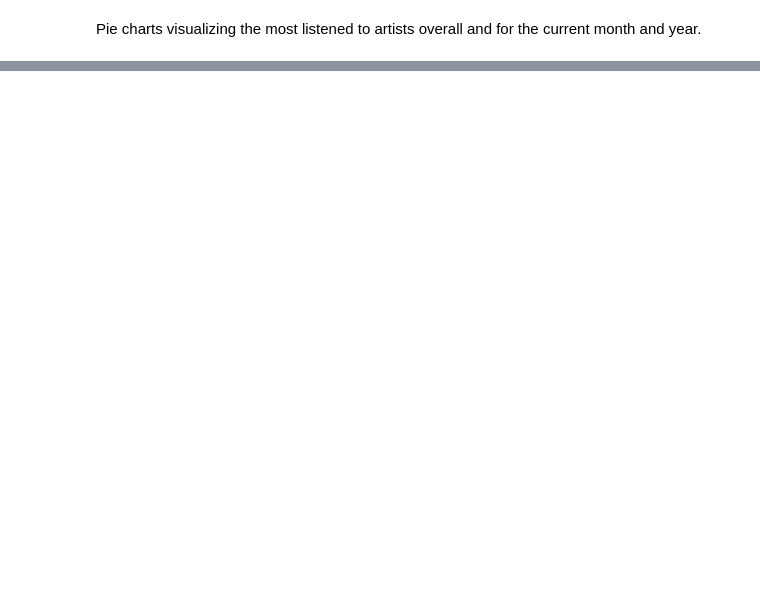
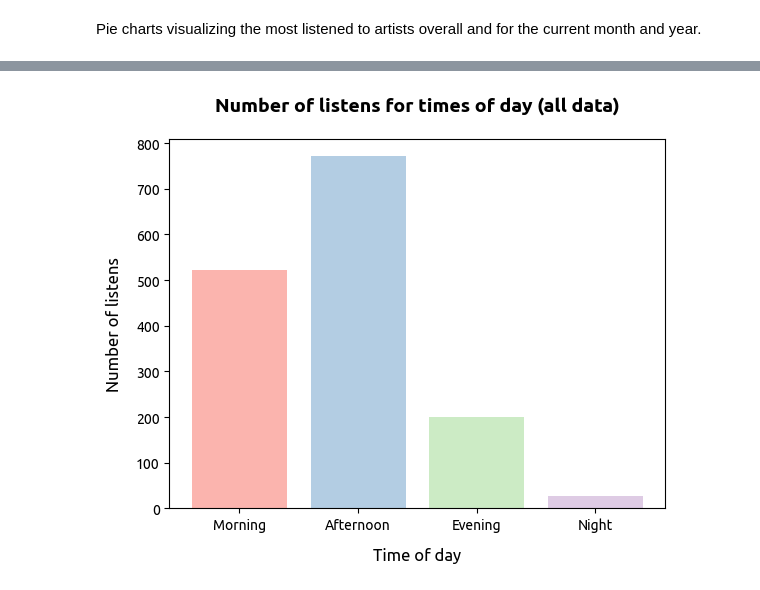
Before and after one commit to agatav13/spotify_summary, a Jupyter notebook: notebooks/visualization.ipynb, the cells around one changed output, grey strips where cells are left out. Saved outputs shown, nothing was run; the diff lists cells and outputs as text; code cells hidden in the pictures; blank space fills up the shorter version.

Commit message:
Add bar plot for number of listens for times of day

```diff
--- a/notebooks/visualization.ipynb
+++ b/notebooks/visualization.ipynb
@@ -85,0 +86,18 @@ plt.show()
+# %%
+time_of_day = data["time_of_day"].value_counts()
+
+time_of_day.index = pd.Categorical(
+    time_of_day.index, ["Morning", "Afternoon", "Evening", "Night"])
+time_of_day.sort_index(inplace=True)
+
+plt.rcParams["font.family"] = "Ubuntu"
+plt.bar(time_of_day.index, time_of_day, color=sns.color_palette("Pastel1"))
+
+plt.title("Number of listens for times of day (all data)",
+          fontdict={"fontsize": 14, "fontweight": "bold"}, pad=20)
+plt.xticks(fontsize=10)
+plt.xlabel("Time of day", fontsize=12, labelpad=10)
+plt.ylabel("Number of listens", fontsize=12, labelpad=10)
+plt.show()
+# %% [output]
+[figure, added]
```
Also changed, not shown: parts of 2 cells of this notebook, 1 other file.
